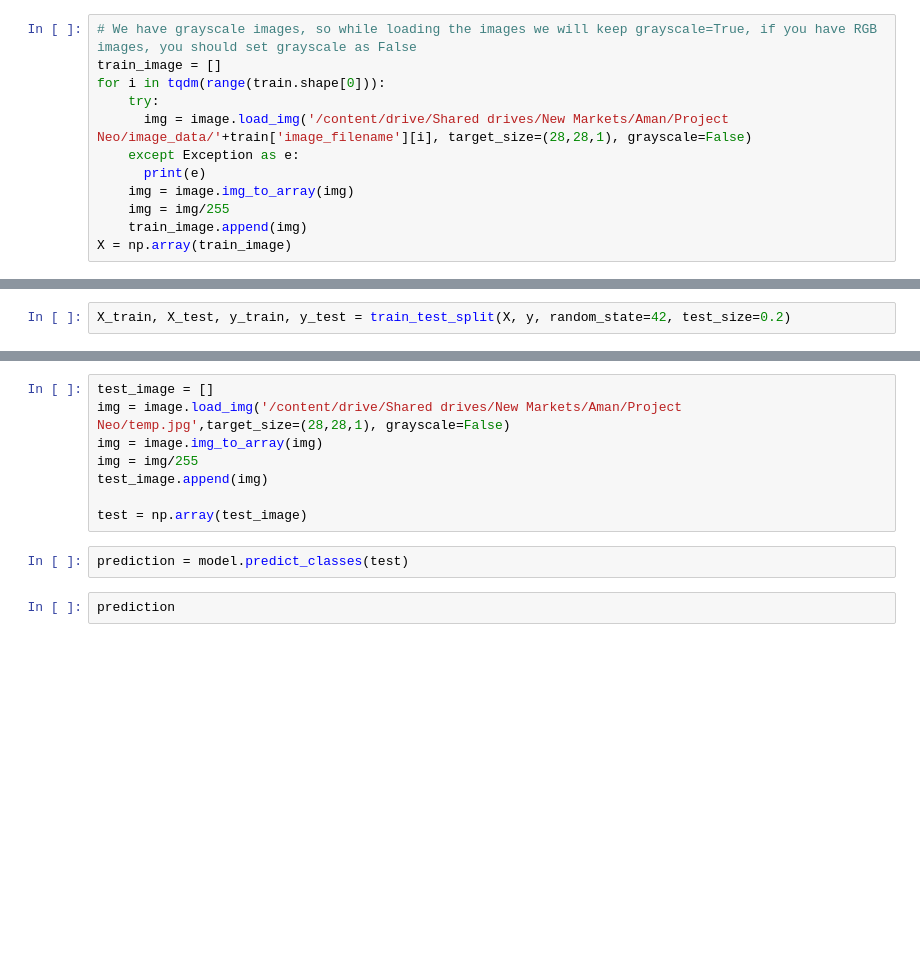
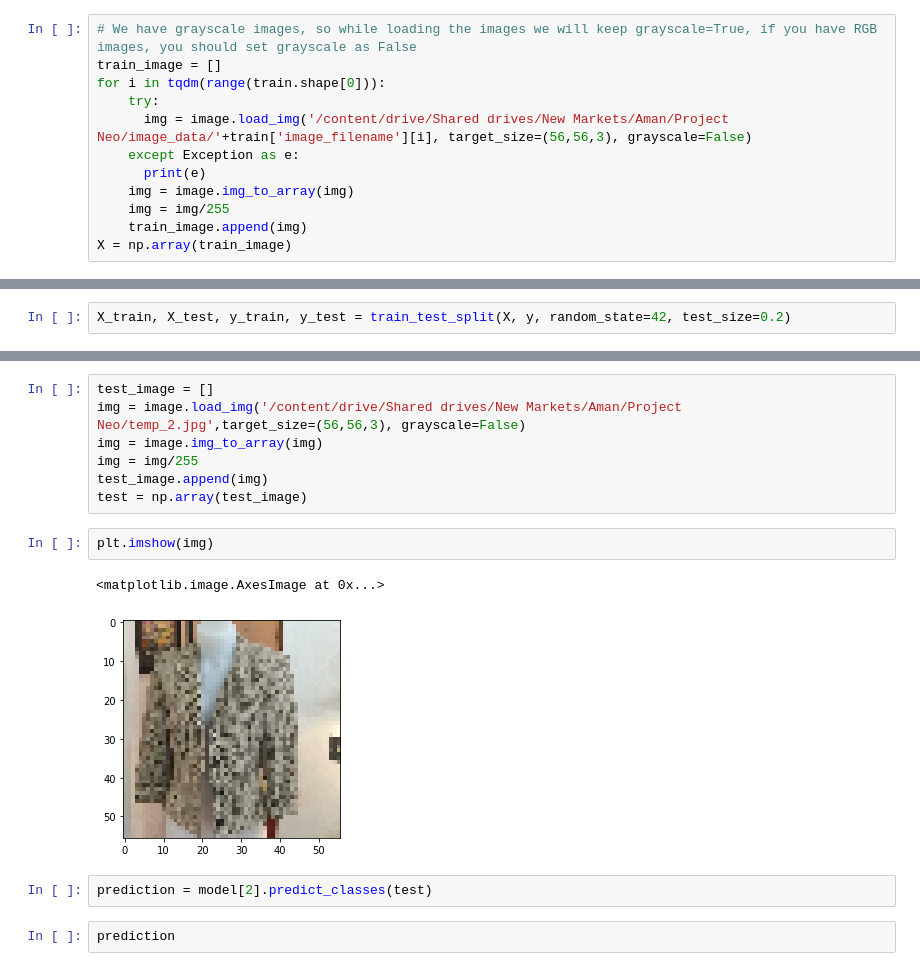
Before and after one commit to amanmathur19/image-classification, a Jupyter notebook: catergory_classification_small.ipynb, the cells around one changed output, grey strips where cells are left out. Saved outputs shown, nothing was run; the diff lists cells and outputs as text; blank space fills up the shorter version.

```diff
--- a/catergory_classification_small.ipynb
+++ b/catergory_classification_small.ipynb
@@ -59,7 +59,7 @@ d
 train_image = []
 for i in tqdm(range(train.shape[0])):
     try:
-      img = image.load_img('/content/drive/Shared drives/New Markets/Aman/Project Neo/image_data/'+train['image_filename'][i], target_size=(28,28,1), grayscale=False)
+      img = image.load_img('/content/drive/Shared drives/New Markets/Aman/Project Neo/image_data/'+train['image_filename'][i], target_size=(56,56,3), grayscale=False)
     except Exception as e:
       print(e)
     img = image.img_to_array(img)
@@ -139,14 +170,18 @@ Epoch 10/10
 <tensorflow.python.keras.callbacks.History at 0x...>
 # %%
 test_image = []
-img = image.load_img('/content/drive/Shared drives/New Markets/Aman/Project Neo/temp.jpg',target_size=(28,28,1), grayscale=False)
+img = image.load_img('/content/drive/Shared drives/New Markets/Aman/Project Neo/temp_2.jpg',target_size=(56,56,3), grayscale=False)
 img = image.img_to_array(img)
 img = img/255
 test_image.append(img)
-
 test = np.array(test_image)
+# %%
+plt.imshow(img)
+# %% [output]
+<matplotlib.image.AxesImage at 0x...>
+[figure, added]
 # %%
-prediction = model.predict_classes(test)
+prediction = model[2].predict_classes(test)
 # %%
 prediction
 # %% [output]
```
Also changed, not shown: parts of 7 cells of this notebook.
